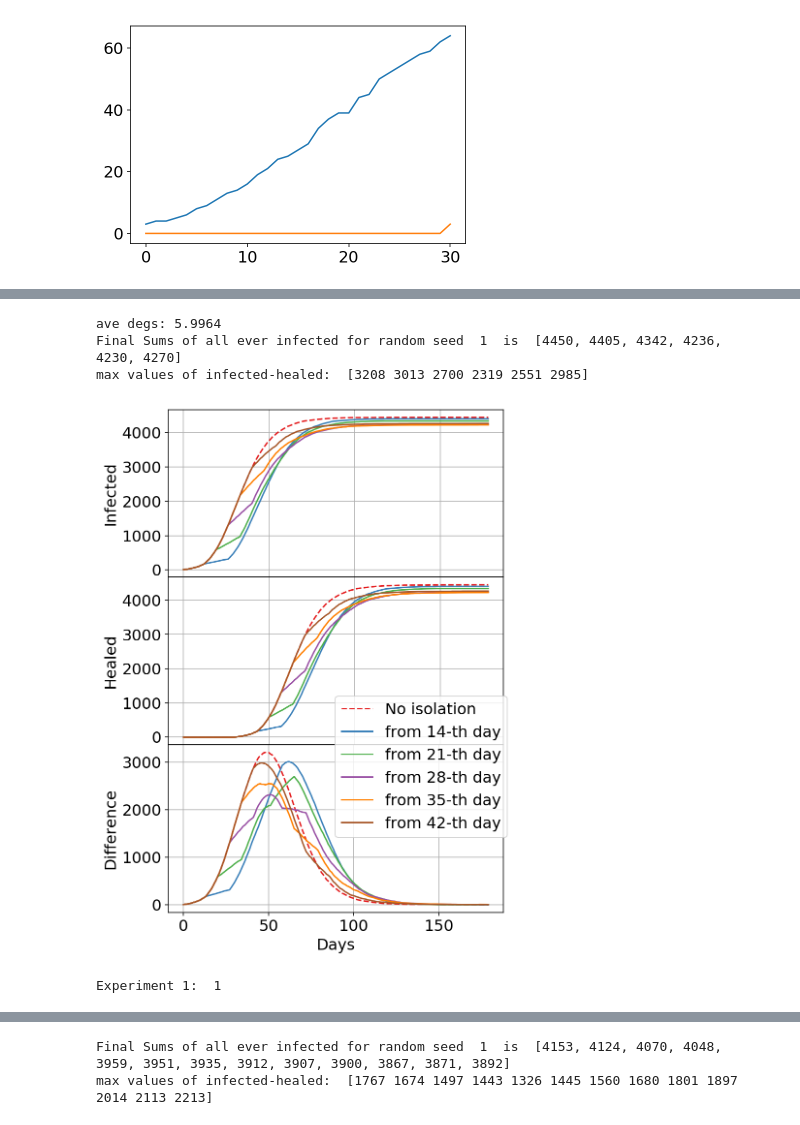
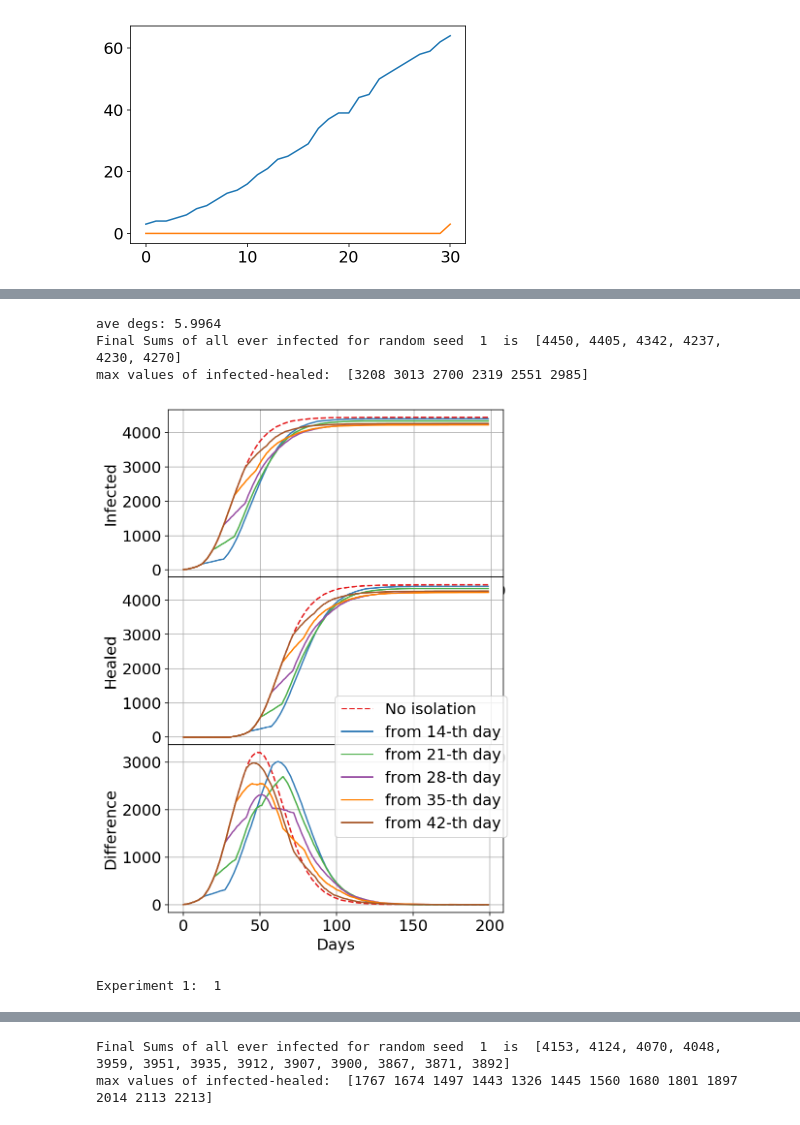
Before and after one commit to keshmish/IsolationSIRonBarabasi, a Jupyter notebook: CoronaSimulations.ipynb, the cells around one changed output, grey strips where cells are left out. Saved outputs shown, nothing was run; the diff lists cells and outputs as text; code cells hidden in the pictures.

```diff
--- a/CoronaSimulations.ipynb
+++ b/CoronaSimulations.ipynb
@@ -263,10 +238,10 @@ healed 0
 # %%
 #Here we show variablitly of 2w isolation on 28-th day and stats of infected and healed
 
-n=50 #number of nodes
+n=5000 #number of nodes
 p=0.02 # probability of transfering the desease
 #nT=60 # number of time moments on an edge
-Tmax=80
+Tmax=200
 m=3
 
 #Generate the social graph
@@ -369,29 +344,29 @@ def isolationExper(H, infsetup,w,t,Tmax,r=[1,4,7],groupsize=5):
 # %%
 n=5000 #number of nodes
 p=0.02 # probability of transfering the desease
-Tmax=180
+Tmax=200#180
 m=3
 
 #Generate the social graph
 G = RandTempGraph(n,m,Tmax)
 Degs = G.degree
 D=[x[1] for x in Degs]
 #plt.hist(D)
 #plt.show()
 print("ave degs:", 1.0*sum(D)/len(D))
 
 infsetup=[0,5,7] #set up initial infected nodes
 
 r=[1]
 w=14 #period of isolation
 #  "-1" means "no isolation".
 t= [-1,14,21,28,35,42] #times to start isolation #must be smaller than Tmax!!
 print("Experiment 1: ",isolationExper(G, infsetup,w,t,Tmax,r))
 # %% [output]
 ave degs: 5.9964
-Final Sums of all ever infected for random seed  1  is  [4450, 4405, 4342, 4236, 4230, 4270]
+Final Sums of all ever infected for random seed  1  is  [4450, 4405, 4342, 4237, 4230, 4270]
 max values of infected-healed:  [3208 3013 2700 2319 2551 2985]
-[figure, old version]
+[figure, new version]
 Experiment 1:  1
 # %%
 n=5000 #number of nodes
```
Also changed, not shown: parts of 8 cells of this notebook.
